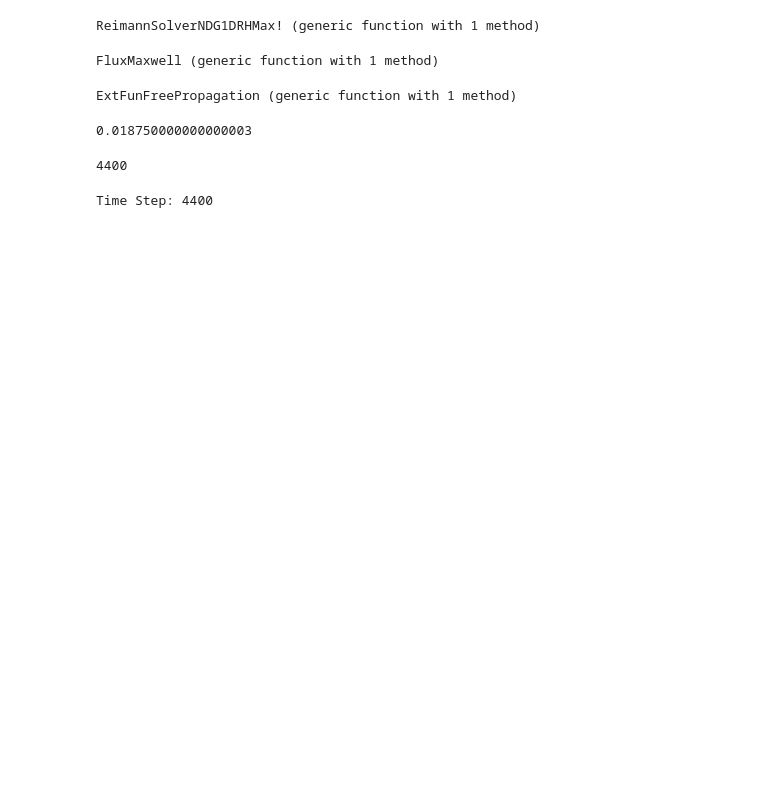
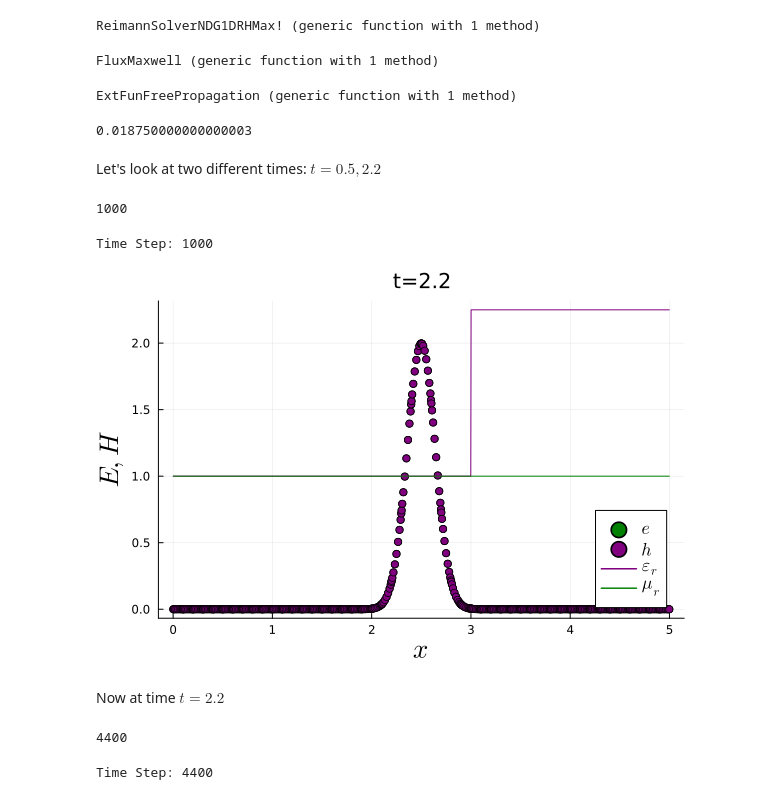
Before and after one commit to Implementing-Spectral-Methods/Implementing-Spectral-Methods, a Jupyter notebook: Part 3.ipynb, the cells around one changed output. Cells and saved outputs as stored; diff of their text form; code cells hidden in the pictures; blank space fills up the shorter version.

Commit message:
Updated Part 3 with examples of Sources
Part 3 now has an extra two examples which show how to use External State Source Functions and Maxwell Current Sources for wave inputs.

```diff
--- a/Part 3.ipynb
+++ b/Part 3.ipynb
@@ -2065,13 +2078,56 @@ end
 # HT = FhT.(xx,tt);
 # %% [output]
 ExtFunFreePropagation (generic function with 1 method)
-# %%
-#CFT Condition
-ddxx = 5.0/(Ntot - K)
-CFT = 1.0
-ddtt = CFT/c1*ddxx
-# %% [output]
-0.018750000000000003
+# %%
+#CFT Condition
+ddxx = 5.0/(Ntot - K)
+CFT = 1.0
+ddtt = CFT/c1*ddxx
+# %% [output]
+0.018750000000000003
+# %% [markdown]
+Let's look at two different times: $t = 0.5, 2.2$
+# %%
+dsema = deepcopy(dsem)
+dt = 5.0e-4
+ttot = 0.5
+NT = floor(Int64, ttot/dt)
+# %% [output]
+1000
+# %%
+tn = 0.0
+for n in 0:NT
+    if mod(n,100) == 0
+        IJulia.clear_output(true)
+        println("Time Step: ",n)
+    end
+
+    @. dsema.G = 0
+    @. dsema.dQ = 0
+
+    # DGStepByRK3!(Phi, w, Dhat,g, lp1, ln1, tn, dt, c)
+    #ReimannSolverNDG1D
+    DGSEMstep1DRK3Max!(dsema, epk, tn, dt, elindex, ExtFunFreePropagation, ReimannSolverNDG1DRHMax!, FluxMaxwell)
+    tn = (n+1)*dt
+
+
+end
+# %% [output]
+Time Step: 1000
+# %%
+#plot result
+plot(xreal,dsema.Q[:,1], color=:green,seriestype=:scatter,label=L"e", format=:png)
+plot!(xreal,dsema.Q[:,2], color=:purple,seriestype=:scatter,label=L"h", format=:png)
+plot!(title="t=2.2", legend=:bottomright, legendfontsize=12)#, xlim=(3.0,4.0), ylim=(0,1.35))
+
+plot!(xreal, epsr, color=:purple,label=L"\epsilon_r", format=:png)
+plot!(xreal, mur, color=:green,label=L"\mu_r", format=:png)
+xlabel!(L"x", guidefont=18)
+ylabel!(L"E,H", guidefont=18)
+# %% [output]
+[figure, added]
+# %% [markdown]
+Now at time $t=2.2$
 # %%
 dsema = deepcopy(dsem)
 dt = 5.0e-4
```
Also changed, not shown: parts of 169 cells of this notebook.
